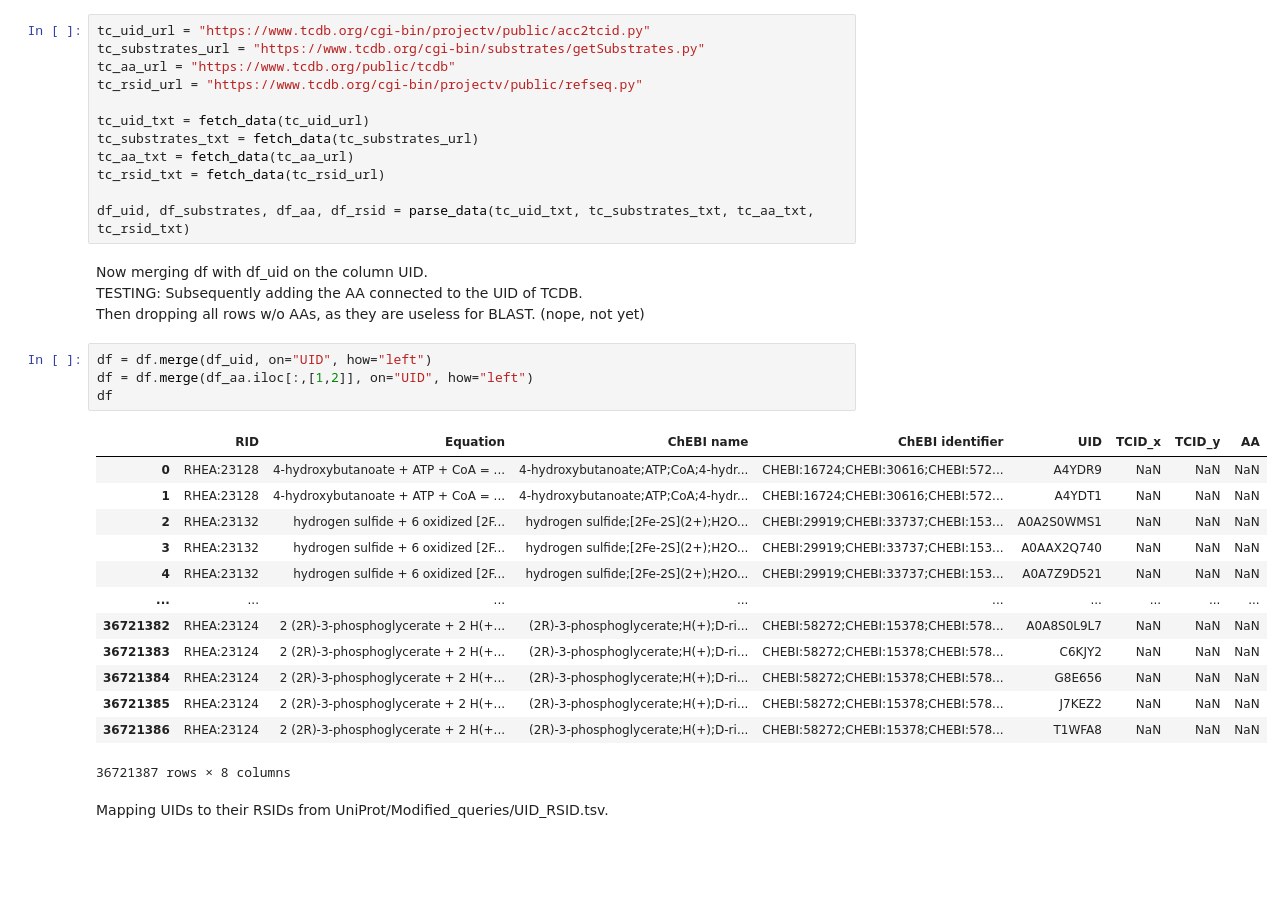
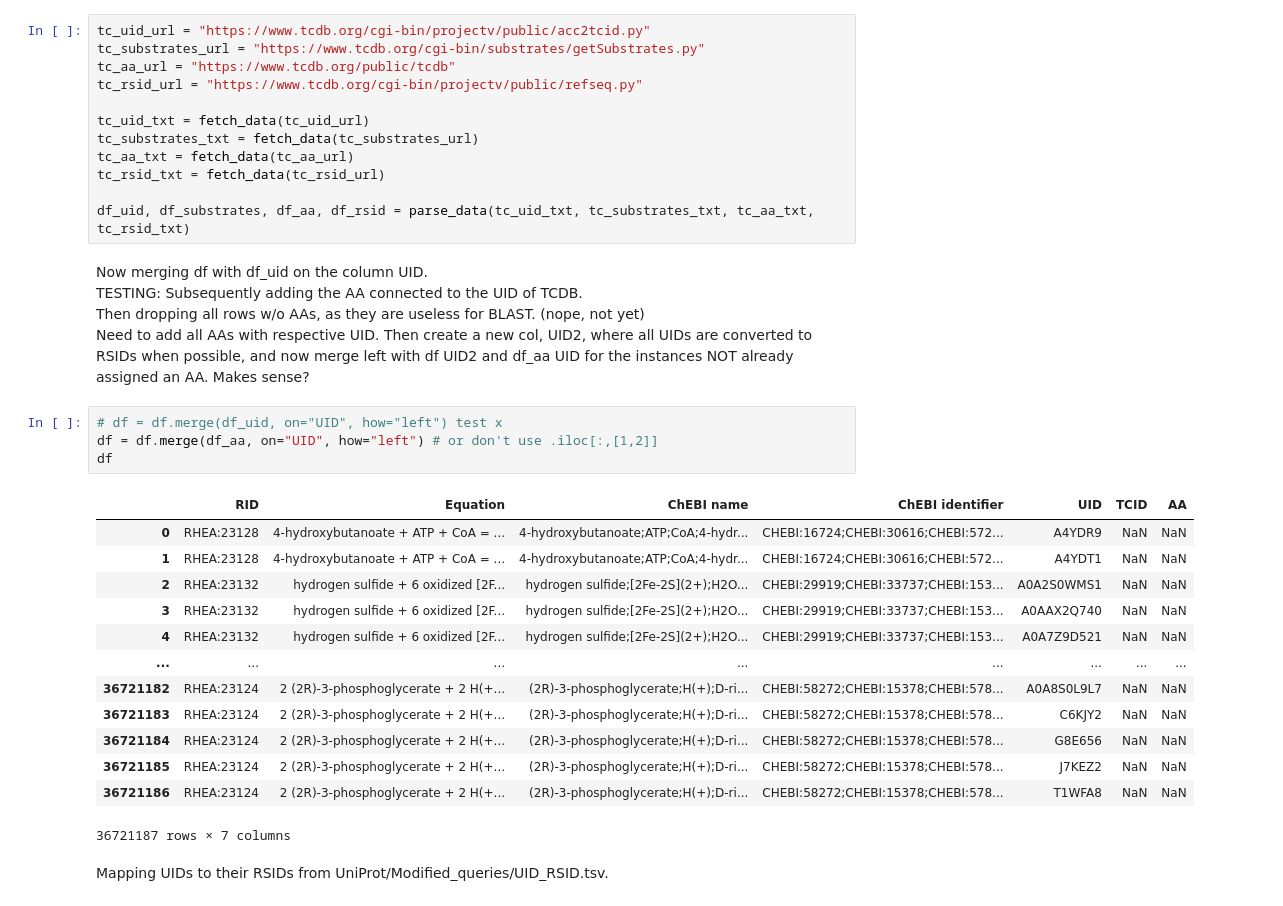
Before and after one commit to blandro/master-project, a Jupyter notebook: Approach 2/main2.ipynb, the cells around one changed output. Saved outputs shown, nothing was run; the diff lists cells and outputs as text; blank space fills up the shorter version.

```diff
--- a/Approach 2/main2.ipynb
+++ b/Approach 2/main2.ipynb
@@ -76,25 +75,26 @@ df_uid, df_substrates, df_aa, df_rsid = parse_data(tc_uid_txt, tc_substrates_txt
 # %% [markdown]
 Now merging df with df_uid on the column UID.\
 TESTING: Subsequently adding the AA connected to the UID of TCDB.\
-Then dropping all rows w/o AAs, as they are useless for BLAST. (nope, not yet)
+Then dropping all rows w/o AAs, as they are useless for BLAST. (nope, not yet)\
+Need to add all AAs with respective UID. Then create a new col, UID2, where all UIDs are converted to RSIDs when possible, and now merge left with df UID2 and df_aa UID for the instances NOT already assigned an AA. Makes sense?
 # %%
-df = df.merge(df_uid, on="UID", how="left")
-df = df.merge(df_aa.iloc[:,[1,2]], on="UID", how="left")
+# df = df.merge(df_uid, on="UID", how="left") test x
+df = df.merge(df_aa, on="UID", how="left") # or don't use .iloc[:,[1,2]]
 df
 # %% [output]
-|  | RID | Equation | ChEBI name | ChEBI identifier | UID | TCID_x | TCID_y | AA |
-| 0 | RHEA:23128 | 4-hydroxybutanoate + ATP + CoA = ... | 4-hydroxybutanoate;ATP;CoA;4-hydr... | CHEBI:16724;CHEBI:30616;CHEBI:572... | A4YDR9 | NaN | NaN | NaN |
-| 1 | RHEA:23128 | 4-hydroxybutanoate + ATP + CoA = ... | 4-hydroxybutanoate;ATP;CoA;4-hydr... | CHEBI:16724;CHEBI:30616;CHEBI:572... | A4YDT1 | NaN | NaN | NaN |
-| 2 | RHEA:23132 | hydrogen sulfide + 6 oxidized [2F... | hydrogen sulfide;[2Fe-2S](2+);H2O... | CHEBI:29919;CHEBI:33737;CHEBI:153... | A0A2S0WMS1 | NaN | NaN | NaN |
-| 3 | RHEA:23132 | hydrogen sulfide + 6 oxidized [2F... | hydrogen sulfide;[2Fe-2S](2+);H2O... | CHEBI:29919;CHEBI:33737;CHEBI:153... | A0AAX2Q740 | NaN | NaN | NaN |
-| 4 | RHEA:23132 | hydrogen sulfide + 6 oxidized [2F... | hydrogen sulfide;[2Fe-2S](2+);H2O... | CHEBI:29919;CHEBI:33737;CHEBI:153... | A0A7Z9D521 | NaN | NaN | NaN |
-| ... | ... | ... | ... | ... | ... | ... | ... | ... |
-| 36721382 | RHEA:23124 | 2 (2R)-3-phosphoglycerate + 2 H(+... | (2R)-3-phosphoglycerate;H(+);D-ri... | CHEBI:58272;CHEBI:15378;CHEBI:578... | A0A8S0L9L7 | NaN | NaN | NaN |
-| 36721383 | RHEA:23124 | 2 (2R)-3-phosphoglycerate + 2 H(+... | (2R)-3-phosphoglycerate;H(+);D-ri... | CHEBI:58272;CHEBI:15378;CHEBI:578... | C6KJY2 | NaN | NaN | NaN |
-| 36721384 | RHEA:23124 | 2 (2R)-3-phosphoglycerate + 2 H(+... | (2R)-3-phosphoglycerate;H(+);D-ri... | CHEBI:58272;CHEBI:15378;CHEBI:578... | G8E656 | NaN | NaN | NaN |
-| 36721385 | RHEA:23124 | 2 (2R)-3-phosphoglycerate + 2 H(+... | (2R)-3-phosphoglycerate;H(+);D-ri... | CHEBI:58272;CHEBI:15378;CHEBI:578... | J7KEZ2 | NaN | NaN | NaN |
-| 36721386 | RHEA:23124 | 2 (2R)-3-phosphoglycerate + 2 H(+... | (2R)-3-phosphoglycerate;H(+);D-ri... | CHEBI:58272;CHEBI:15378;CHEBI:578... | T1WFA8 | NaN | NaN | NaN |
+|  | RID | Equation | ChEBI name | ChEBI identifier | UID | TCID | AA |
+| 0 | RHEA:23128 | 4-hydroxybutanoate + ATP + CoA = ... | 4-hydroxybutanoate;ATP;CoA;4-hydr... | CHEBI:16724;CHEBI:30616;CHEBI:572... | A4YDR9 | NaN | NaN |
+| 1 | RHEA:23128 | 4-hydroxybutanoate + ATP + CoA = ... | 4-hydroxybutanoate;ATP;CoA;4-hydr... | CHEBI:16724;CHEBI:30616;CHEBI:572... | A4YDT1 | NaN | NaN |
+| 2 | RHEA:23132 | hydrogen sulfide + 6 oxidized [2F... | hydrogen sulfide;[2Fe-2S](2+);H2O... | CHEBI:29919;CHEBI:33737;CHEBI:153... | A0A2S0WMS1 | NaN | NaN |
+| 3 | RHEA:23132 | hydrogen sulfide + 6 oxidized [2F... | hydrogen sulfide;[2Fe-2S](2+);H2O... | CHEBI:29919;CHEBI:33737;CHEBI:153... | A0AAX2Q740 | NaN | NaN |
+| 4 | RHEA:23132 | hydrogen sulfide + 6 oxidized [2F... | hydrogen sulfide;[2Fe-2S](2+);H2O... | CHEBI:29919;CHEBI:33737;CHEBI:153... | A0A7Z9D521 | NaN | NaN |
+| ... | ... | ... | ... | ... | ... | ... | ... |
+| 36721182 | RHEA:23124 | 2 (2R)-3-phosphoglycerate + 2 H(+... | (2R)-3-phosphoglycerate;H(+);D-ri... | CHEBI:58272;CHEBI:15378;CHEBI:578... | A0A8S0L9L7 | NaN | NaN |
+| 36721183 | RHEA:23124 | 2 (2R)-3-phosphoglycerate + 2 H(+... | (2R)-3-phosphoglycerate;H(+);D-ri... | CHEBI:58272;CHEBI:15378;CHEBI:578... | C6KJY2 | NaN | NaN |
+| 36721184 | RHEA:23124 | 2 (2R)-3-phosphoglycerate + 2 H(+... | (2R)-3-phosphoglycerate;H(+);D-ri... | CHEBI:58272;CHEBI:15378;CHEBI:578... | G8E656 | NaN | NaN |
+| 36721185 | RHEA:23124 | 2 (2R)-3-phosphoglycerate + 2 H(+... | (2R)-3-phosphoglycerate;H(+);D-ri... | CHEBI:58272;CHEBI:15378;CHEBI:578... | J7KEZ2 | NaN | NaN |
+| 36721186 | RHEA:23124 | 2 (2R)-3-phosphoglycerate + 2 H(+... | (2R)-3-phosphoglycerate;H(+);D-ri... | CHEBI:58272;CHEBI:15378;CHEBI:578... | T1WFA8 | NaN | NaN |
-36721387 rows × 8 columns
+36721187 rows × 7 columns
 # %% [markdown]
 Mapping UIDs to their RSIDs from UniProt/Modified_queries/UID_RSID.tsv.
 # %%
```
Also changed, not shown: parts of 6 cells of this notebook.
